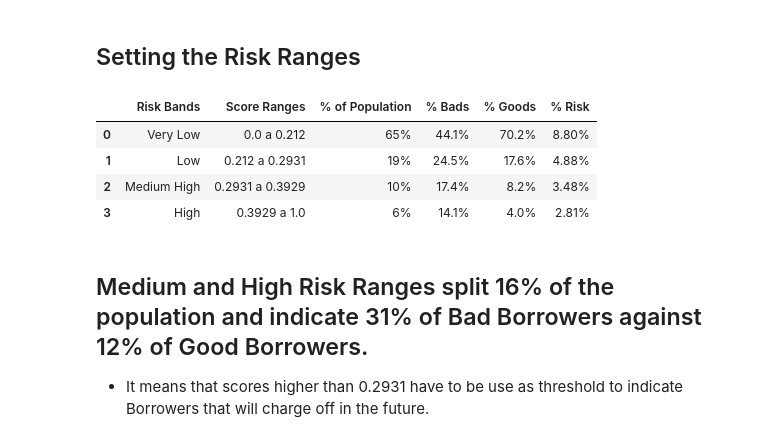
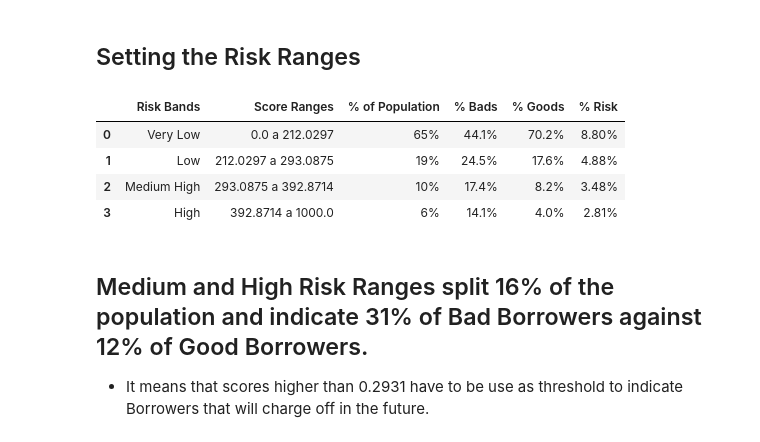
Before and after one commit to rodrafanas/loan-bank-model-project, a Jupyter notebook: 04_POLICY.ipynb, the cells around one changed output. Cells and saved outputs as stored; diff of their text form; code cells hidden in the pictures.

```diff
--- a/04_POLICY.ipynb
+++ b/04_POLICY.ipynb
@@ -202,7 +202,7 @@ display(agg2)
 # %% [markdown]
 ## Setting the Risk Ranges
 # %%
-num=1
+num=1000
 ## 4 bands 0.188781, 0.293090, 0.392873
 bins=[0, 0.212030, 0.293090, 0.392873, 1.0]
 labels=['Very Low','Low','Medium High','High']
@@ -231,39 +231,39 @@ agg3['pbads'] = (agg3.bads / agg2.bads.sum())*100
 
 agg3['perc_goods'] = (agg3.goods / agg2.goods.sum()).apply('{0:.1%}'.format)
 agg3['pgoods'] = (agg3.goods / agg2.goods.sum())*100
 
 agg3['perc_propensity'] = (agg3.bads / agg2.total.sum()).apply('{0:.2%}'.format)
 agg3['ppropensity'] = (agg3.bads / agg2.total.sum())*100
 
 agg3['perc_population'] = (agg3.total / agg2.total.sum()).apply('{0:.0%}'.format)
 agg3['ppopulation'] = (agg3.total / agg2.total.sum())*100
 
 agg3['Propensity Bands'] = labels
 # agg3['min_scr'].iloc[0] = 0
 agg3_shift = agg3['max_scr'].shift()
 agg3_shift.iloc[0]=0
 agg3['min_scr'] = agg3_shift
-agg3['max_scr'].iloc[-1] = num
-agg3['Score Ranges'] = (agg3['min_scr']).round(4).astype(str) + ' a ' + agg3['max_scr'].round(4).astype(str)
+agg3['max_scr'].iloc[-1] = 1
+agg3['Score Ranges'] = (agg3['min_scr'].mul(num)).round(4).astype(str) + ' a ' + agg3['max_scr'].mul(num).round(4).astype(str)
 
 
 _prop_pol = agg3[['Propensity Bands','Score Ranges','perc_population','perc_bads','perc_goods','perc_propensity']]
 prop_pol = _prop_pol.rename(columns={
                           'Propensity Bands':'Risk Bands',
                      #      'Score Ranges':'Faixas de Score',
                           'perc_population':'% of Population',
                           'perc_bads':'% Bads',
                           'perc_goods':'% Goods',
                           'perc_propensity':'% Risk'})
 
 prop_pol.to_csv('artifacts/prop_pol.csv')
 prop_pol.head()
 # %% [output]
 |  | Risk Bands | Score Ranges | % of Population | % Bads | % Goods | % Risk |
-| 0 | Very Low | 0.0 a 0.212 | 65% | 44.1% | 70.2% | 8.80% |
-| 1 | Low | 0.212 a 0.2931 | 19% | 24.5% | 17.6% | 4.88% |
-| 2 | Medium High | 0.2931 a 0.3929 | 10% | 17.4% | 8.2% | 3.48% |
-| 3 | High | 0.3929 a 1.0 | 6% | 14.1% | 4.0% | 2.81% |
+| 0 | Very Low | 0.0 a 212.0297 | 65% | 44.1% | 70.2% | 8.80% |
+| 1 | Low | 212.0297 a 293.0875 | 19% | 24.5% | 17.6% | 4.88% |
+| 2 | Medium High | 293.0875 a 392.8714 | 10% | 17.4% | 8.2% | 3.48% |
+| 3 | High | 392.8714 a 1000.0 | 6% | 14.1% | 4.0% | 2.81% |
 # %% [markdown]
 ## Medium and High Risk Ranges split 16% of the population and indicate 31% of Bad Borrowers against 12% of Good Borrowers.
 - It means that scores higher than 0.2931 have to be use as threshold to indicate Borrowers that will charge off in the future.
```
Also changed, not shown: parts of 18 cells of this notebook, 9 other files.
